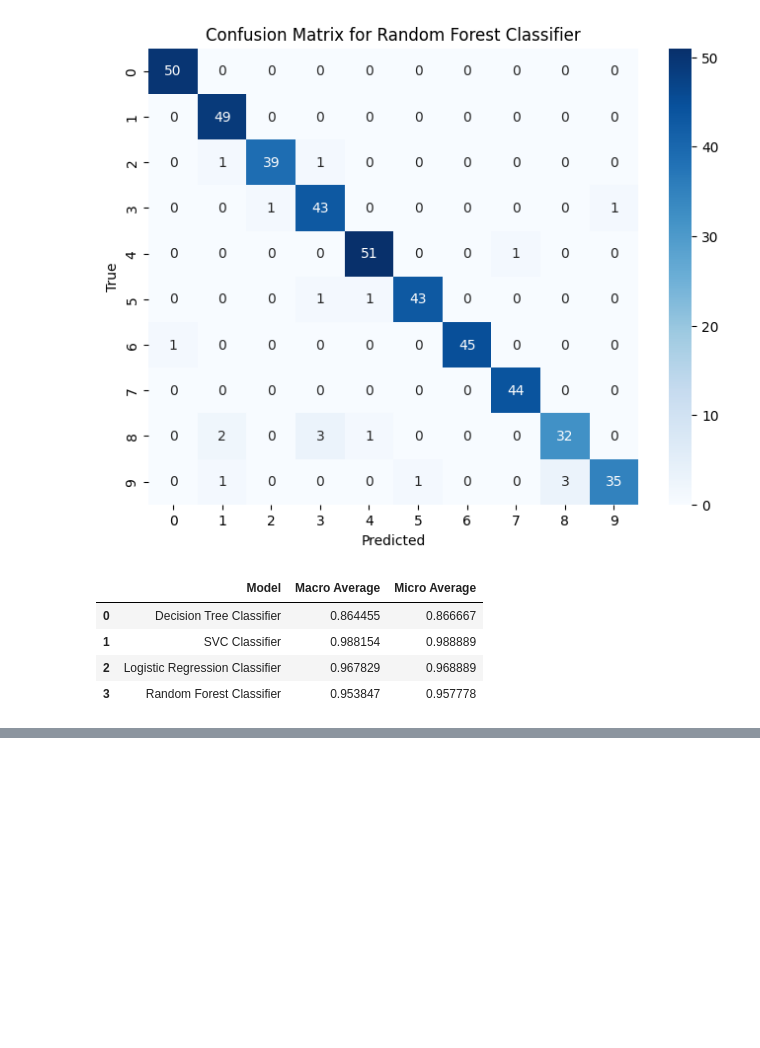
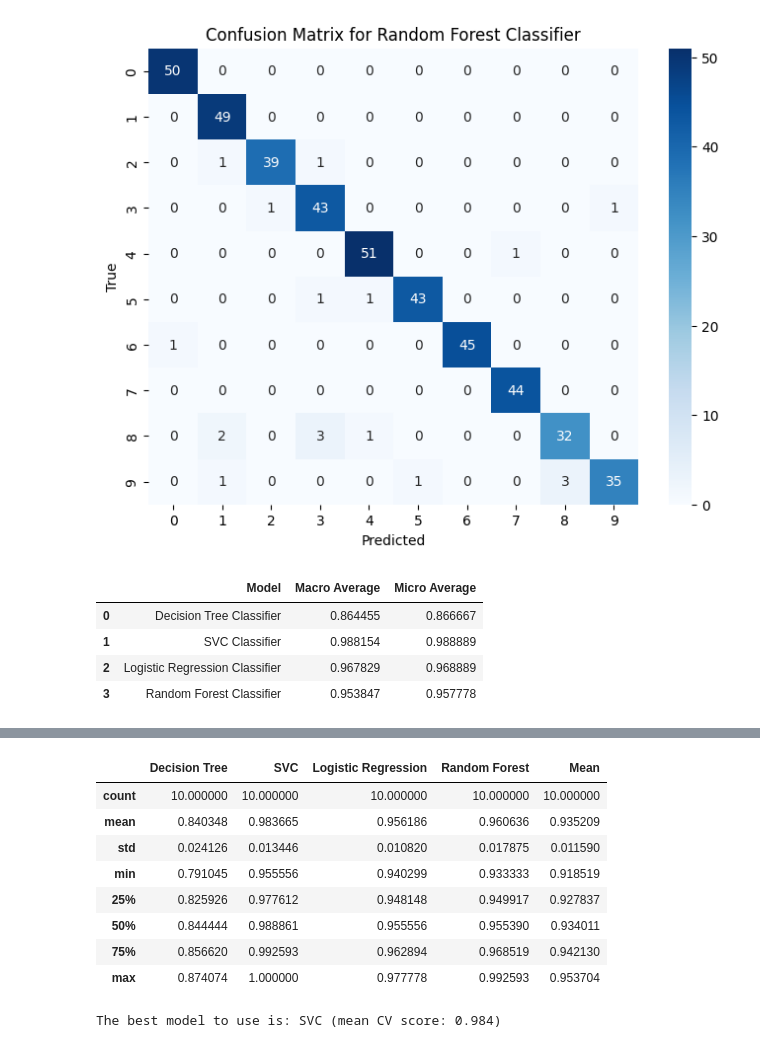
Before and after one commit to abdullaharifx/PL-Work, a Jupyter notebook: Classification-02.ipynb, the cells around one changed output, grey strips where cells are left out. Cells and saved outputs as stored; diff of their text form; code cells hidden in the pictures; blank space fills up the shorter version.

```diff
--- a/Classification-02.ipynb
+++ b/Classification-02.ipynb
@@ -496,0 +524,20 @@ macro_micro_df
+# %%
+cv_results_df.describe()
+# %% [output]
+|  | Decision Tree | SVC | Logistic Regression | Random Forest | Mean |
+| count | 10.000000 | 10.000000 | 10.000000 | 10.000000 | 10.000000 |
+| mean | 0.840348 | 0.983665 | 0.956186 | 0.960636 | 0.935209 |
+| std | 0.024126 | 0.013446 | 0.010820 | 0.017875 | 0.011590 |
+| min | 0.791045 | 0.955556 | 0.940299 | 0.933333 | 0.918519 |
+| 25% | 0.825926 | 0.977612 | 0.948148 | 0.949917 | 0.927837 |
+| 50% | 0.844444 | 0.988861 | 0.955556 | 0.955390 | 0.934011 |
+| 75% | 0.856620 | 0.992593 | 0.962894 | 0.968519 | 0.942130 |
+| max | 0.874074 | 1.000000 | 0.977778 | 0.992593 | 0.953704 |
+# %%
+# The best model is the one with the highest average score.
+# Let's compare the mean cross-validation scores for each model:
+best_model_name = cv_results_df[['Decision Tree', 'SVC', 'Logistic Regression', 'Random Forest']].mean().idxmax()
+best_score = cv_results_df[best_model_name].mean()
+print(f"The best model to use is: {best_model_name} (mean CV score: {best_score:.3f})")
+# %% [output]
+The best model to use is: SVC (mean CV score: 0.984)
```
Also changed, not shown: parts of 2 cells of this notebook.
